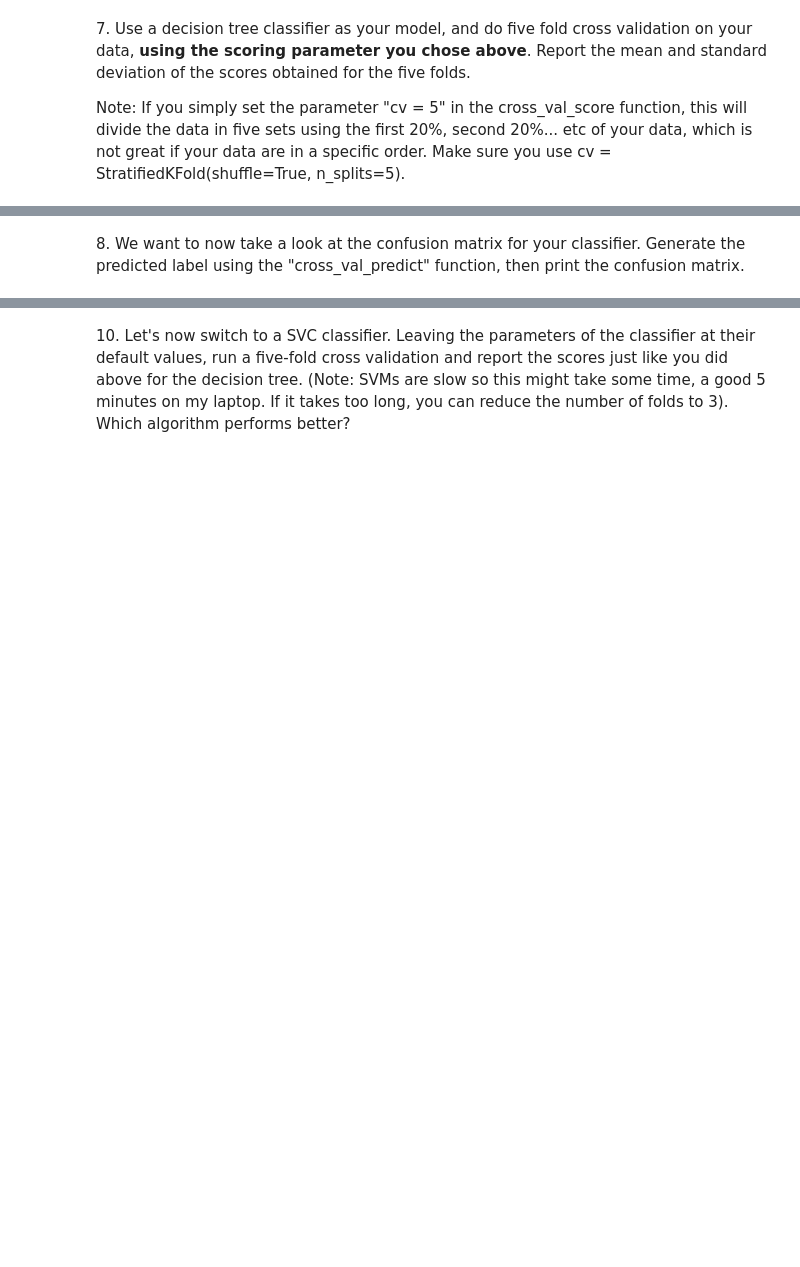
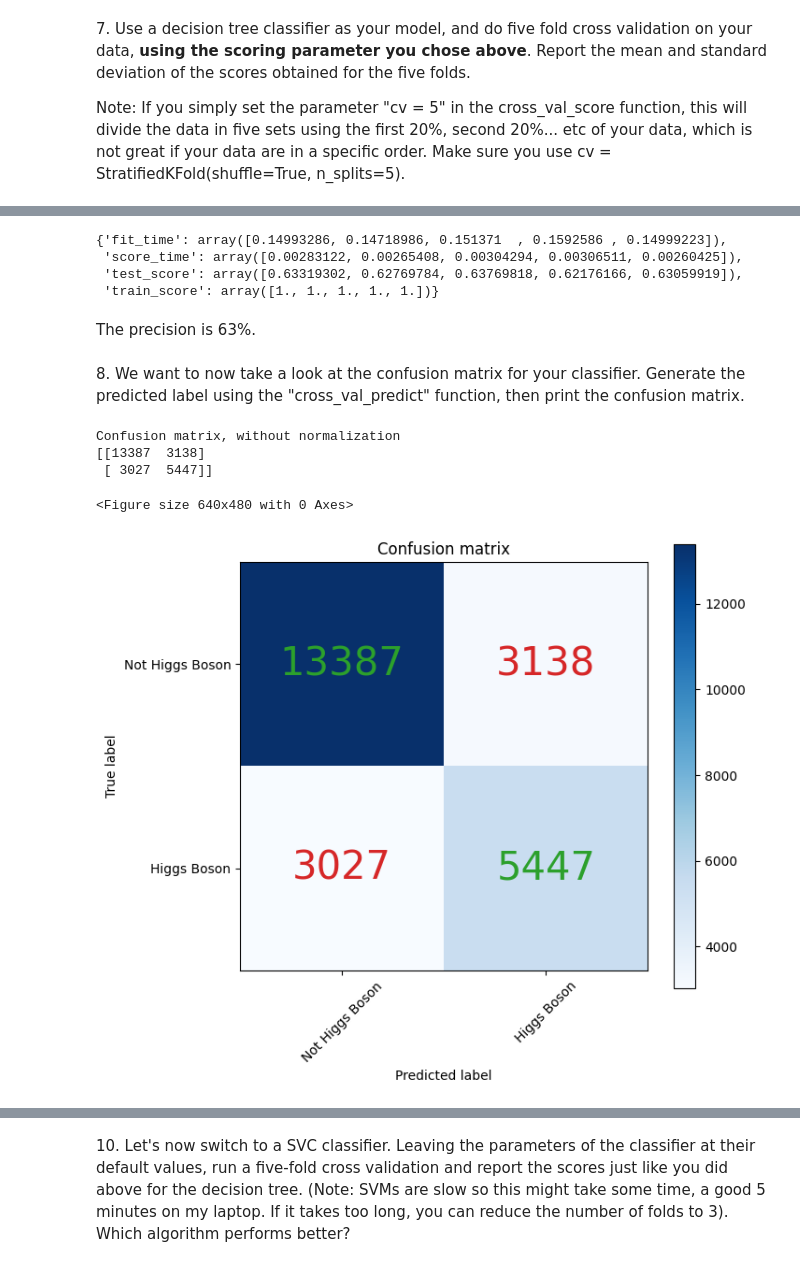
Before and after one commit to seoserang/phys255ml, a Jupyter notebook: 3 SVM and SVC/Assignment5/WS4_HiggsBoson_Optimization.ipynb, the cells around one changed output, grey strips where cells are left out. Drawn from its saved outputs; the diff is of its cells as text; code cells hidden in the pictures; blank space fills up the shorter version.

```diff
--- a/3 SVM and SVC/Assignment5/WS4_HiggsBoson_Optimization.ipynb
+++ b/3 SVM and SVC/Assignment5/WS4_HiggsBoson_Optimization.ipynb
@@ -104,8 +140,9 @@ Text(0, 0.5, '$N$')
 # %%
-features0['label'] = labels0.iloc[:, 0]
+features1 = features0.copy()
+features1['label'] = labels0.iloc[:, 0]
 
 # Create colored pair plot
-sns.pairplot(features0, corner=True, hue='label', diag_kind='hist')
+sns.pairplot(features1, corner=True, hue='label', diag_kind='hist')
 plt.show()
 # %% [output]
 [figure]
@@ -170,4 +185,31 @@ piped_model.get_params() #this shows how we can access parameters both for the s
+# %%
+targets = labels0.iloc[:, 0]
+# %%
+dt = DecisionTreeClassifier()
+cv = StratifiedKFold(n_splits=5, shuffle=True)
+
+benchmark = cross_validate(dt, features0, targets, cv = cv, scoring = 'precision', return_train_score=True)
+# %%
+benchmark
+# %% [output]
+{'fit_time': array([0.14993286, 0.14718986, 0.151371  , 0.1592586 , 0.14999223]),
+ 'score_time': array([0.00283122, 0.00265408, 0.00304294, 0.00306511, 0.00260425]),
+ 'test_score': array([0.63319302, 0.62769784, 0.63769818, 0.62176166, 0.63059919]),
+ 'train_score': array([1., 1., 1., 1., 1.])}
+# %% [markdown]
+The precision is 63%.
 # %% [markdown]
 8\. We want to now take a look at the confusion matrix for your classifier. Generate the predicted label using the "cross_val_predict" function, then print the confusion matrix.
+# %%
+y_pred = cross_val_predict(dt, features0, targets, cv = cv)
+cm = metrics.confusion_matrix(targets,y_pred)
+fig6 = plt.figure()
+plot_confusion_matrix(cm, ['Not Higgs Boson','Higgs Boson'])
+# %% [output]
+Confusion matrix, without normalization
+[[13387  3138]
+ [ 3027  5447]]
+<Figure size 640x480 with 0 Axes>
+[figure, added]
 # %% [markdown]
 9\. Given your confusion matrix, how many true positives / true negatives / false positives / false negatives are there? Do you have more type I errors (false positives) than type II errors (false negatives)?
```
Also changed, not shown: parts of 17 cells of this notebook.
